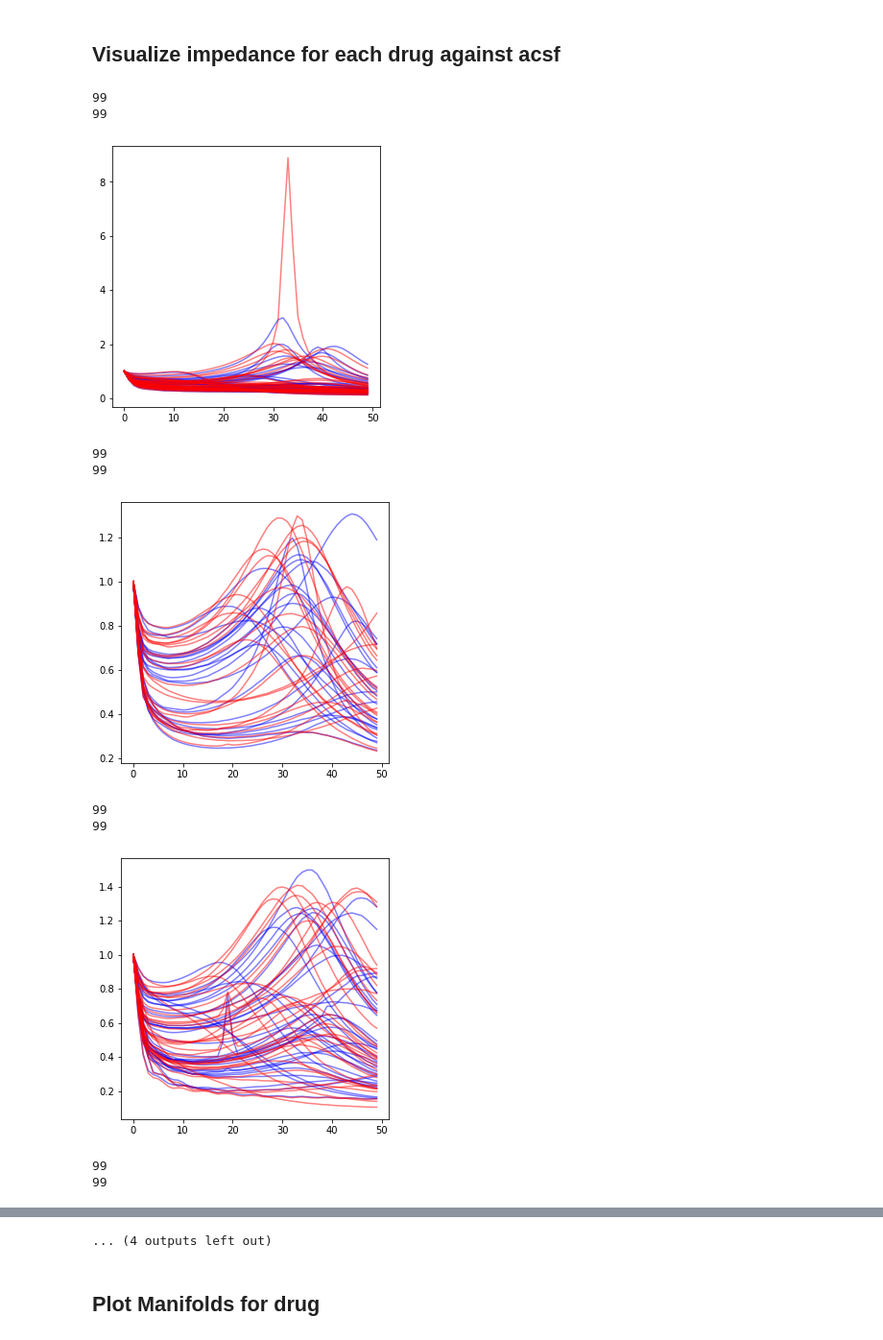
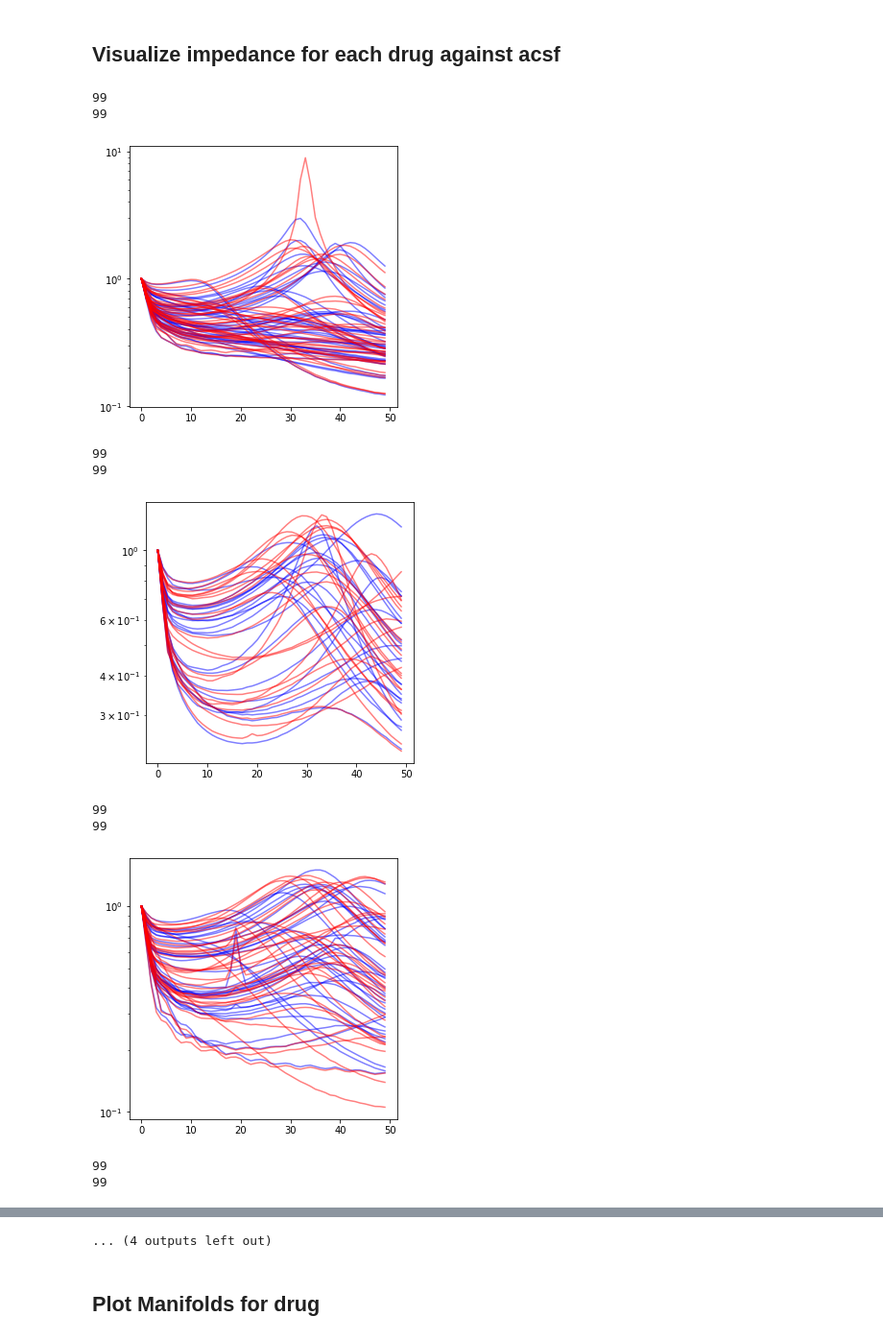
Before and after one commit to Nishant-codex/single_cell_analysis, a Jupyter notebook: notebooks_drug/Impedance_clustering_for_drug.ipynb, the cells around one changed output, grey strips where cells are left out. Shown at 96% size. Drawn from its saved outputs; the diff is of its cells as text; code cells hidden in the pictures.

```diff
--- a/notebooks_drug/Impedance_clustering_for_drug.ipynb
+++ b/notebooks_drug/Impedance_clustering_for_drug.ipynb
@@ -90,30 +92,30 @@ drugs = ['dopamine',
 # %%
 # Imp_norm = normalizeBytheFirstValue(np.vstack(Imp_data_acsf['impedance']).T)[:50]
 for i in drugs:
     data_acsf,data_drug = return_acsf_and_drug(imp_data,cond=[i],joint=False)
     data_acsf = data_acsf.drop_duplicates('exp_name')
     data_drug = data_drug.drop_duplicates('exp_name')
 
     data_acsf = normalizeBytheFirstValue(np.vstack(data_acsf['impedance']).T)[:50]
     data_drug = normalizeBytheFirstValue(np.vstack(data_drug['impedance']).T)[:50]
 
     # neuromod_list = neumericalize_neurmods(data,)
 
     fig,ax = plt.subplots(1,figsize=[5,5])
     freq = fas
     plt.plot(freq[:50]/100, data_acsf,c='b',alpha=0.5)
     plt.plot(freq[:50]/100, data_drug,c='red',alpha=0.5)
-
+    plt.yscale('log')
     plt.show()
 # %% [output]
 99
 99
-[figure, old version]
+[figure, new version]
 99
 99
-[figure, old version]
+[figure, new version]
 99
 99
-[figure, old version]
+[figure, new version]
 99
 99
```
Also changed, not shown: parts of 6 cells of this notebook, 4 other files.
